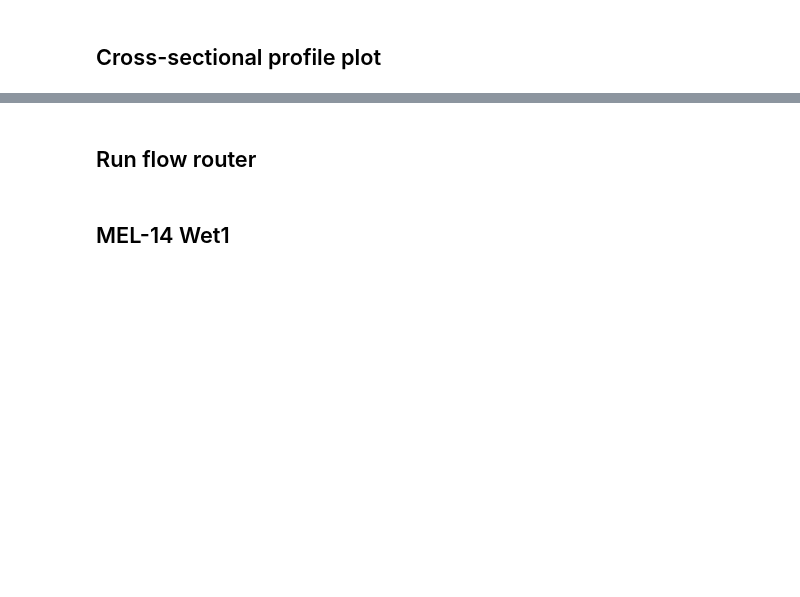
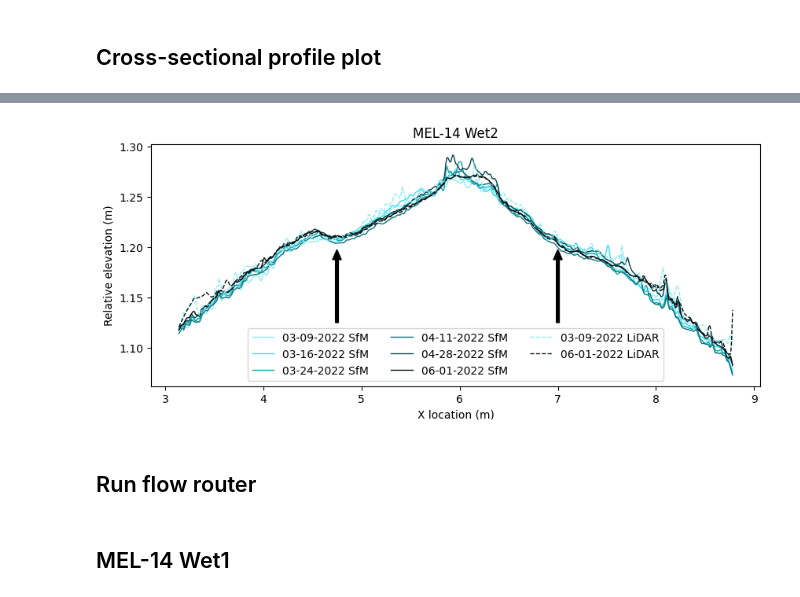
Before and after one commit to amanaster2/ll_micro, a Jupyter notebook: flowAccumulation_m14.ipynb, the cells around one changed output, grey strips where cells are left out. Drawn from its saved outputs; the diff is of its cells as text; code cells hidden in the pictures; blank space fills up the shorter version.

```diff
--- a/flowAccumulation_m14.ipynb
+++ b/flowAccumulation_m14.ipynb
@@ -56,62 +56,65 @@ from landlab.utils import watershed
 # %% [markdown]
 ## Cross-sectional profile plot
 # %%
-# mg_m14_20220309_sfm.status_at_node[z_m14_20220309_sfm == -9999] = mg_m14_20220309_sfm.BC_NODE_IS_CLOSED
-# mg_m14_20220316_sfm.status_at_node[z_m14_20220316_sfm == -9999] = mg_m14_20220316_sfm.BC_NODE_IS_CLOSED
-# mg_m14_20220324_sfm.status_at_node[z_m14_20220324_sfm == -9999] = mg_m14_20220324_sfm.BC_NODE_IS_CLOSED
-# mg_m14_20220411_sfm.status_at_node[z_m14_20220411_sfm == -9999] = mg_m14_20220411_sfm.BC_NODE_IS_CLOSED
-# mg_m14_20220428_sfm.status_at_node[z_m14_20220428_sfm == -9999] = mg_m14_20220428_sfm.BC_NODE_IS_CLOSED
-# mg_m14_20220601_sfm.status_at_node[z_m14_20220601_sfm == -9999] = mg_m14_20220601_sfm.BC_NODE_IS_CLOSED
+mg_m14_20220309_sfm.status_at_node[z_m14_20220309_sfm == -9999] = mg_m14_20220309_sfm.BC_NODE_IS_CLOSED
+mg_m14_20220316_sfm.status_at_node[z_m14_20220316_sfm == -9999] = mg_m14_20220316_sfm.BC_NODE_IS_CLOSED
+mg_m14_20220324_sfm.status_at_node[z_m14_20220324_sfm == -9999] = mg_m14_20220324_sfm.BC_NODE_IS_CLOSED
+mg_m14_20220411_sfm.status_at_node[z_m14_20220411_sfm == -9999] = mg_m14_20220411_sfm.BC_NODE_IS_CLOSED
+mg_m14_20220428_sfm.status_at_node[z_m14_20220428_sfm == -9999] = mg_m14_20220428_sfm.BC_NODE_IS_CLOSED
+mg_m14_20220601_sfm.status_at_node[z_m14_20220601_sfm == -9999] = mg_m14_20220601_sfm.BC_NODE_IS_CLOSED
 
-# mg_m14_20220309_lidar.status_at_node[z_m14_20220309_lidar == -9999] = mg_m14_20220309_lidar.BC_NODE_IS_CLOSED
-# mg_m14_20220601_lidar.status_at_node[z_m14_20220601_lidar == -9999] = mg_m14_20220601_lidar.BC_NODE_IS_CLOSED
+mg_m14_20220309_lidar.status_at_node[z_m14_20220309_lidar == -9999] = mg_m14_20220309_lidar.BC_NODE_IS_CLOSED
+mg_m14_20220601_lidar.status_at_node[z_m14_20220601_lidar == -9999] = mg_m14_20220601_lidar.BC_NODE_IS_CLOSED
 # %%
-# nrows = mg_m14_20220309_sfm.number_of_node_rows
+nrows = mg_m14_20220309_sfm.number_of_node_rows
 
-# z_m14_20220309_sfm[z_m14_20220309_sfm==-9999] = np.nan
-# z_m14_20220316_sfm[z_m14_20220316_sfm==-9999] = np.nan
-# z_m14_20220324_sfm[z_m14_20220324_sfm==-9999] = np.nan
-# z_m14_20220411_sfm[z_m14_20220411_sfm==-9999] = np.nan
-# z_m14_20220428_sfm[z_m14_20220428_sfm==-9999] = np.nan
-# z_m14_20220601_sfm[z_m14_20220601_sfm==-9999] = np.nan
-# z_m14_20220309_lidar[z_m14_20220309_lidar==-9999] = np.nan
-# z_m14_20220601_lidar[z_m14_20220601_lidar==-9999] = np.nan
+z_m14_20220309_sfm[z_m14_20220309_sfm==-9999] = np.nan
+z_m14_20220316_sfm[z_m14_20220316_sfm==-9999] = np.nan
+z_m14_20220324_sfm[z_m14_20220324_sfm==-9999] = np.nan
+z_m14_20220411_sfm[z_m14_20220411_sfm==-9999] = np.nan
+z_m14_20220428_sfm[z_m14_20220428_sfm==-9999] = np.nan
+z_m14_20220601_sfm[z_m14_20220601_sfm==-9999] = np.nan
+z_m14_20220309_lidar[z_m14_20220309_lidar==-9999] = np.nan
+z_m14_20220601_lidar[z_m14_20220601_lidar==-9999] = np.nan
 
-# elev_rast_20220309 = mg_m14_20220309_sfm.node_vector_to_raster(z_m14_20220309_sfm)
-# xcoord_rast_20220309 = mg_m14_20220309_sfm.node_vector_to_raster(mg_m14_20220309_sfm.node_x)
+elev_rast_20220309 = mg_m14_20220309_sfm.node_vector_to_raster(z_m14_20220309_sfm)
+xcoord_rast_20220309 = mg_m14_20220309_sfm.node_vector_to_raster(mg_m14_20220309_sfm.node_x)
 
-# elev_rast_20220316 = mg_m14_20220316_sfm.node_vector_to_raster(z_m14_20220316_sfm)
-# xcoord_rast_20220316 = mg_m14_20220316_sfm.node_vector_to_raster(mg_m14_20220316_sfm.node_x)
+elev_rast_20220316 = mg_m14_20220316_sfm.node_vector_to_raster(z_m14_20220316_sfm)
+xcoord_rast_20220316 = mg_m14_20220316_sfm.node_vector_to_raster(mg_m14_20220316_sfm.node_x)
 
-# elev_rast_20220324 = mg_m14_20220324_sfm.node_vector_to_raster(z_m14_20220324_sfm)
-# xcoord_rast_20220324 = mg_m14_20220324_sfm.node_vector_to_raster(mg_m14_20220324_sfm.node_x)
+elev_rast_20220324 = mg_m14_20220324_sfm.node_vector_to_raster(z_m14_20220324_sfm)
+xcoord_rast_20220324 = mg_m14_20220324_sfm.node_vector_to_raster(mg_m14_20220324_sfm.node_x)
 
-# elev_rast_20220411 = mg_m14_20220411_sfm.node_vector_to_raster(z_m14_20220411_sfm)
-# xcoord_rast_20220411 = mg_m14_20220411_sfm.node_vector_to_raster(mg_m14_20220411_sfm.node_x)
+elev_rast_20220411 = mg_m14_20220411_sfm.node_vector_to_raster(z_m14_20220411_sfm)
+xcoord_rast_20220411 = mg_m14_20220411_sfm.node_vector_to_raster(mg_m14_20220411_sfm.node_x)
 
-# elev_rast_20220428 = mg_m14_20220428_sfm.node_vector_to_raster(z_m14_20220428_sfm)
-# xcoord_rast_20220428 = mg_m14_20220428_sfm.node_vector_to_raster(mg_m14_20220428_sfm.node_x)
+elev_rast_20220428 = mg_m14_20220428_sfm.node_vector_to_raster(z_m14_20220428_sfm)
+xcoord_rast_20220428 = mg_m14_20220428_sfm.node_vector_to_raster(mg_m14_20220428_sfm.node_x)
 
-# elev_rast_20220601 = mg_m14_20220601_sfm.node_vector_to_raster(z_m14_20220601_sfm)
-# xcoord_rast_20220601 = mg_m14_20220601_sfm.node_vector_to_raster(mg_m14_20220601_sfm.node_x)
+elev_rast_20220601 = mg_m14_20220601_sfm.node_vector_to_raster(z_m14_20220601_sfm)
+xcoord_rast_20220601 = mg_m14_20220601_sfm.node_vector_to_raster(mg_m14_20220601_sfm.node_x)
 
-# elev_rast_20220309_lidar = mg_m14_20220309_lidar.node_vector_to_raster(z_m14_20220309_lidar)
-# xcoord_rast_20220309_lidar = mg_m14_20220309_lidar.node_vector_to_raster(mg_m14_20220309_lidar.node_x)
-# elev_rast_20220601_lidar = mg_m14_20220601_lidar.node_vector_to_raster(z_m14_20220601_lidar)
-# xcoord_rast_20220601_lidar = mg_m14_20220601_lidar.node_vector_to_raster(mg_m14_20220601_lidar.node_x)
+elev_rast_20220309_lidar = mg_m14_20220309_lidar.node_vector_to_raster(z_m14_20220309_lidar)
+xcoord_rast_20220309_lidar = mg_m14_20220309_lidar.node_vector_to_raster(mg_m14_20220309_lidar.node_x)
+elev_rast_20220601_lidar = mg_m14_20220601_lidar.node_vector_to_raster(z_m14_20220601_lidar)
+xcoord_rast_20220601_lidar = mg_m14_20220601_lidar.node_vector_to_raster(mg_m14_20220601_lidar.node_x)
 
-# fig, ax = plt.subplots(figsize=(10,4))
-# plt.plot(xcoord_rast_20220309[int(nrows // 9.75),:]-min(xcoord_rast_20220309[int(nrows // 9.75),:]), elev_rast_20220309[int(nrows // 9.75), :]-500, color='#8BECF5', label='03-09-2022 SfM', linewidth=1)
-# plt.plot(xcoord_rast_20220316[int(nrows // 9.75),:]-min(xcoord_rast_20220316[int(nrows // 9.75),:]), elev_rast_20220316[int(nrows // 9.75), :]-500, color='#33DEED', label='03-16-2022 SfM', linewidth=1)
-# plt.plot(xcoord_rast_20220324[int(nrows // 9.75),:]-min(xcoord_rast_20220324[int(nrows // 9.75),:]), elev_rast_20220324[int(nrows // 9.75), :]-500, color='#10A5B2', label='03-24-2022 SfM', linewidth=1)
-# plt.plot(xcoord_rast_20220411[int(nrows // 9.75),:]-min(xcoord_rast_20220411[int(nrows // 9.75),:]), elev_rast_20220411[int(nrows // 9.75), :]-500, color='#0B737D', label='04-11-2022 SfM', linewidth=1)
-# plt.plot(xcoord_rast_20220428[int(nrows // 9.75),:]-min(xcoord_rast_20220428[int(nrows // 9.75),:]), elev_rast_20220428[int(nrows // 9.75), :]-500, color='#064247', label='04-28-2022 SfM', linewidth=1)
-# plt.plot(xcoord_rast_20220601[int(nrows // 9.75),:]-min(xcoord_rast_20220601[int(nrows // 9.75),:]), elev_rast_20220601[int(nrows // 9.75), :]-500, color='#021012', label='06-01-2022 SfM', linewidth=1)
-# plt.plot(xcoord_rast_20220309_lidar[int(nrows // 9.75),:]-min(xcoord_rast_20220309_lidar[int(nrows // 9.75),:]), elev_rast_20220309_lidar[int(nrows // 9.75), :]-500, '--', color='#8BECF5', label='03-09-2022 LiDAR', linewidth=1)
-# plt.plot(xcoord_rast_20220601_lidar[int(nrows // 9.75),:]-min(xcoord_rast_20220601_lidar[int(nrows // 9.75),:]), elev_rast_20220601_lidar[int(nrows // 9.75), :]-500, '--', color='#021012', label='06-01-2022 LiDAR', linewidth=1)
-# plt.legend(ncol=3)
-# plt.xlabel("X location (m)")
-# plt.ylabel("Relative elevation (m)")
-# plt.title('MEL-14 Wet2')
-# # plt.savefig('/mnt/c/Users/Amanda/OneDrive - UW/Dissertation Writing/Chapters/Ch4_mt/Fig6.png', dpi=600, bbox_inches='tight')
-# plt.show();
+fig, ax = plt.subplots(figsize=(10,4))
+plt.plot(xcoord_rast_20220309[int(nrows // 9.75),:]-min(xcoord_rast_20220309[int(nrows // 9.75),:]), elev_rast_20220309[int(nrows // 9.75), :]-500, color='#8BECF5', label='03-09-2022 SfM', linewidth=1)
+plt.plot(xcoord_rast_20220316[int(nrows // 9.75),:]-min(xcoord_rast_20220316[int(nrows // 9.75),:]), elev_rast_20220316[int(nrows // 9.75), :]-500, color='#33DEED', label='03-16-2022 SfM', linewidth=1)
+plt.plot(xcoord_rast_20220324[int(nrows // 9.75),:]-min(xcoord_rast_20220324[int(nrows // 9.75),:]), elev_rast_20220324[int(nrows // 9.75), :]-500, color='#10A5B2', label='03-24-2022 SfM', linewidth=1)
+plt.plot(xcoord_rast_20220411[int(nrows // 9.75),:]-min(xcoord_rast_20220411[int(nrows // 9.75),:]), elev_rast_20220411[int(nrows // 9.75), :]-500, color='#0B737D', label='04-11-2022 SfM', linewidth=1)
+plt.plot(xcoord_rast_20220428[int(nrows // 9.75),:]-min(xcoord_rast_20220428[int(nrows // 9.75),:]), elev_rast_20220428[int(nrows // 9.75), :]-500, color='#064247', label='04-28-2022 SfM', linewidth=1)
+plt.plot(xcoord_rast_20220601[int(nrows // 9.75),:]-min(xcoord_rast_20220601[int(nrows // 9.75),:]), elev_rast_20220601[int(nrows // 9.75), :]-500, color='#021012', label='06-01-2022 SfM', linewidth=1)
+plt.plot(xcoord_rast_20220309_lidar[int(nrows // 9.75),:]-min(xcoord_rast_20220309_lidar[int(nrows // 9.75),:]), elev_rast_20220309_lidar[int(nrows // 9.75), :]-500, '--', color='#8BECF5', label='03-09-2022 LiDAR', linewidth=1)
+plt.plot(xcoord_rast_20220601_lidar[int(nrows // 9.75),:]-min(xcoord_rast_20220601_lidar[int(nrows // 9.75),:]), elev_rast_20220601_lidar[int(nrows // 9.75), :]-500, '--', color='#021012', label='06-01-2022 LiDAR', linewidth=1)
+plt.legend(ncol=3)
+plt.xlabel("X location (m)")
+plt.ylabel("Relative elevation (m)")
+plt.title('MEL-14 Wet2')
+plt.arrow(4.75,1.125,0,0.0725, length_includes_head=True, width=0.03, head_length=0.01, color = 'k')
+plt.arrow(7,1.125,0,0.0725, length_includes_head=True, width=0.03, head_length=0.01, color = 'k')
+plt.savefig('/home/adalvis/github/micro_diff/data/savefigs/Fig6.eps', bbox_inches='tight')
+plt.show();
+# %% [output]
@@ -118,3 +122,4 @@ from landlab.utils import watershed
+[figure, added]
 # %% [markdown]
 ## Run flow router
 # %%
```
Also changed, not shown: parts of 21 cells of this notebook, 2 other files.
